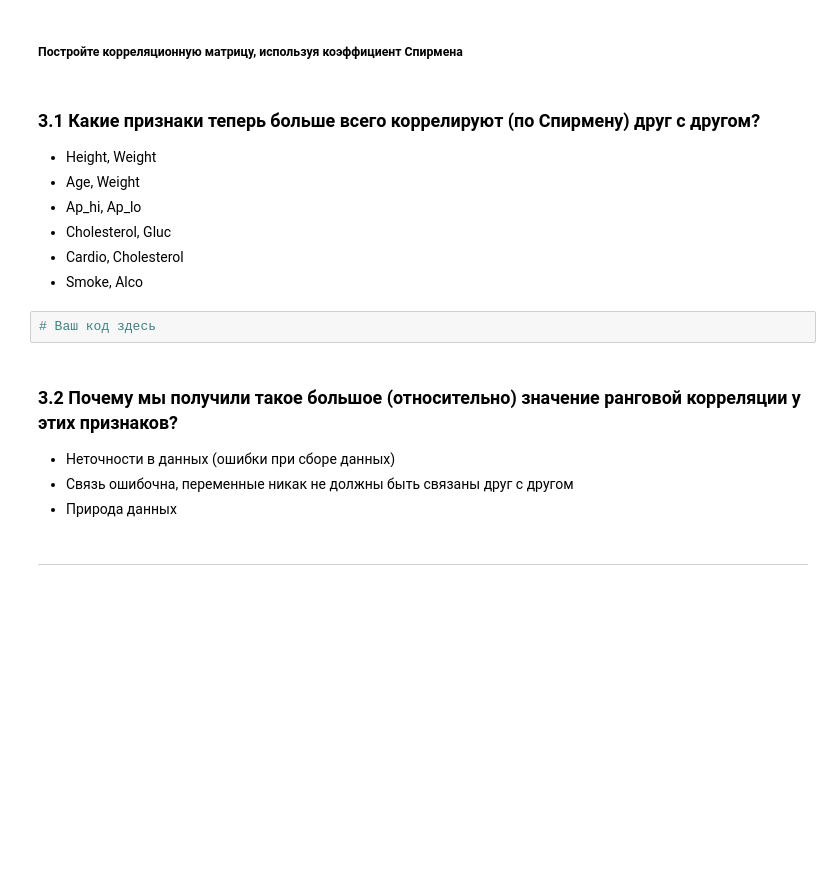
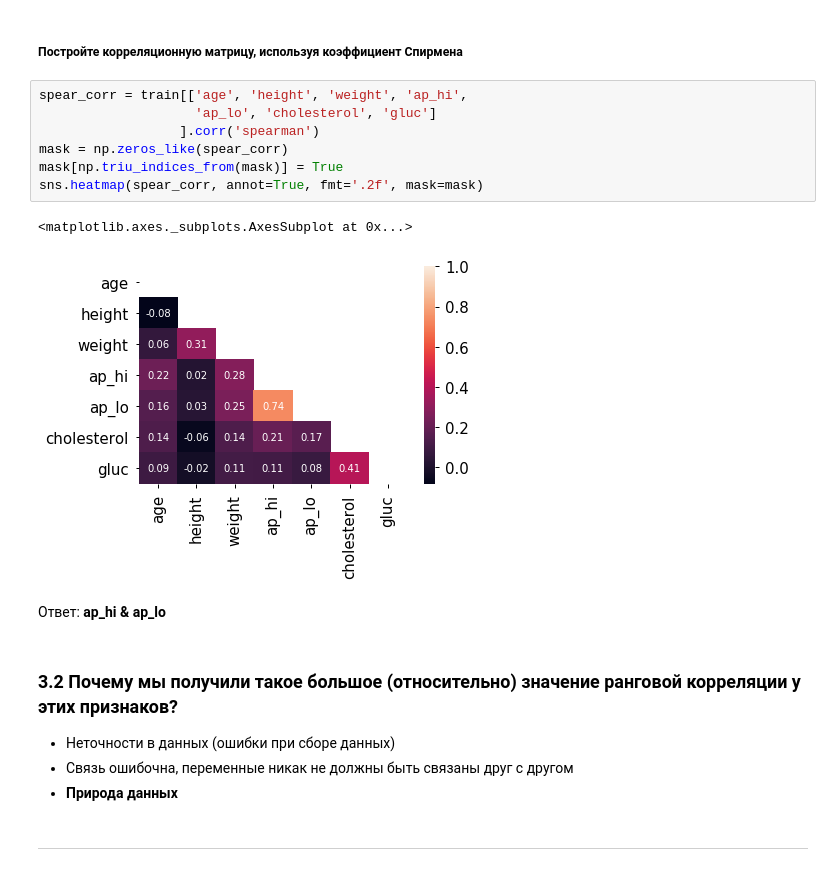
Before and after one commit to Stavitsky/mlcourse_open, a Jupyter notebook: jupyter_russian/homeworks/hw2_session3_visual_data_analysis.ipynb, the cells around one changed output. Drawn from its saved outputs; the diff is of its cells as text; blank space fills up the shorter version.

```diff
--- a/jupyter_russian/homeworks/hw2_session3_visual_data_analysis.ipynb
+++ b/jupyter_russian/homeworks/hw2_session3_visual_data_analysis.ipynb
@@ -215,23 +244,24 @@ sns.heatmap(train[['gluc', 'cholesterol']])
 В большинстве случаев достаточно воспользоваться линейным коэффициентом корреляции *Пирсона* для выявления закономерностей в данных, но мы пойдём чуть дальше и используем ранговую корреляцию, которая поможет нам выявить пары, в которых меньший ранг из вариационного ряда одного признака всегда предшествует большему другого (или наоборот, в случае отрицательной корреляции).
 # %% [markdown]
 ##### Постройте корреляционную матрицу, используя коэффициент Спирмена
-# %% [markdown]
-### 3.1 Какие признаки теперь больше всего коррелируют (по Спирмену) друг с другом?
-
-- Height, Weight
-- Age, Weight
-- Ap_hi, Ap_lo
-- Cholesterol, Gluc
-- Cardio, Cholesterol
-- Smoke, Alco
-# %%
-# Ваш код здесь
+# %%
+spear_corr = train[['age', 'height', 'weight', 'ap_hi',
+                    'ap_lo', 'cholesterol', 'gluc']
+                  ].corr('spearman')
+mask = np.zeros_like(spear_corr)
+mask[np.triu_indices_from(mask)] = True
+sns.heatmap(spear_corr, annot=True, fmt='.2f', mask=mask)
+# %% [output]
+<matplotlib.axes._subplots.AxesSubplot at 0x...>
+[figure, added]
+# %% [markdown]
+Ответ: **ap_hi & ap_lo**
 # %% [markdown]
 ### 3.2 Почему мы получили такое большое (относительно) значение ранговой корреляции у этих признаков?
 
 - Неточности в данных (ошибки при сборе данных)
 - Связь ошибочна, переменные никак не должны быть связаны друг с другом
-- Природа данных
+- **Природа данных**
 # %% [markdown]
 ---
 # %% [markdown]
```
Also changed, not shown: parts of 19 cells of this notebook, 3 other files.
